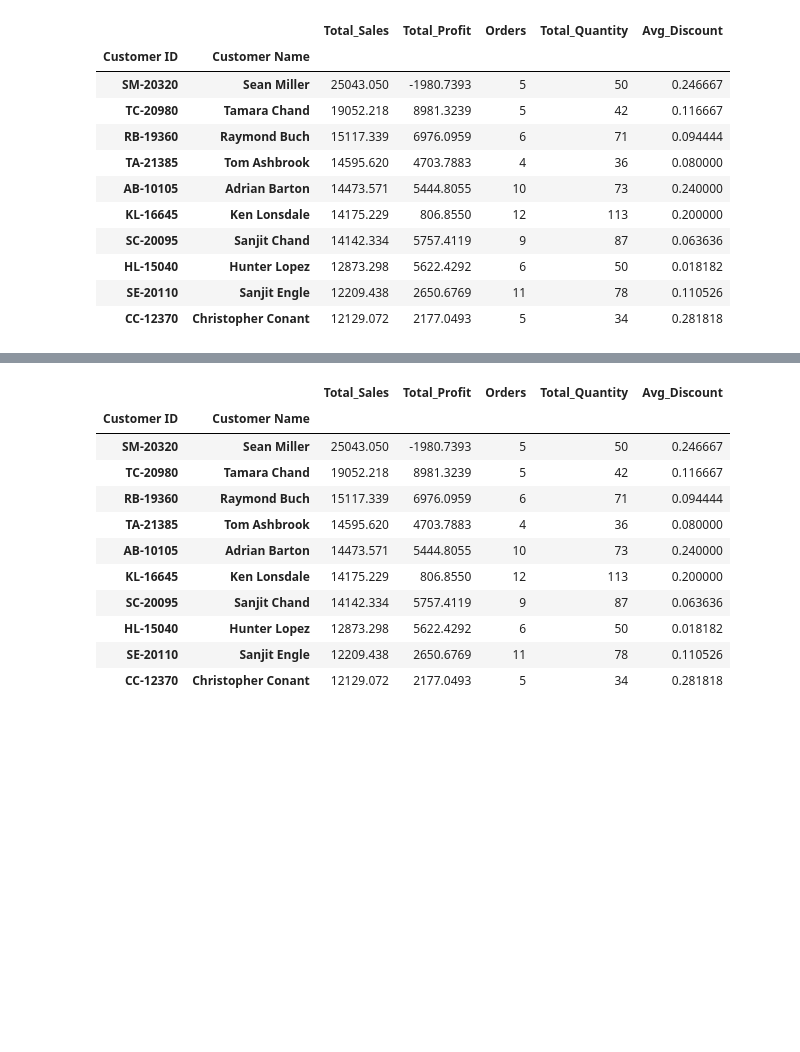
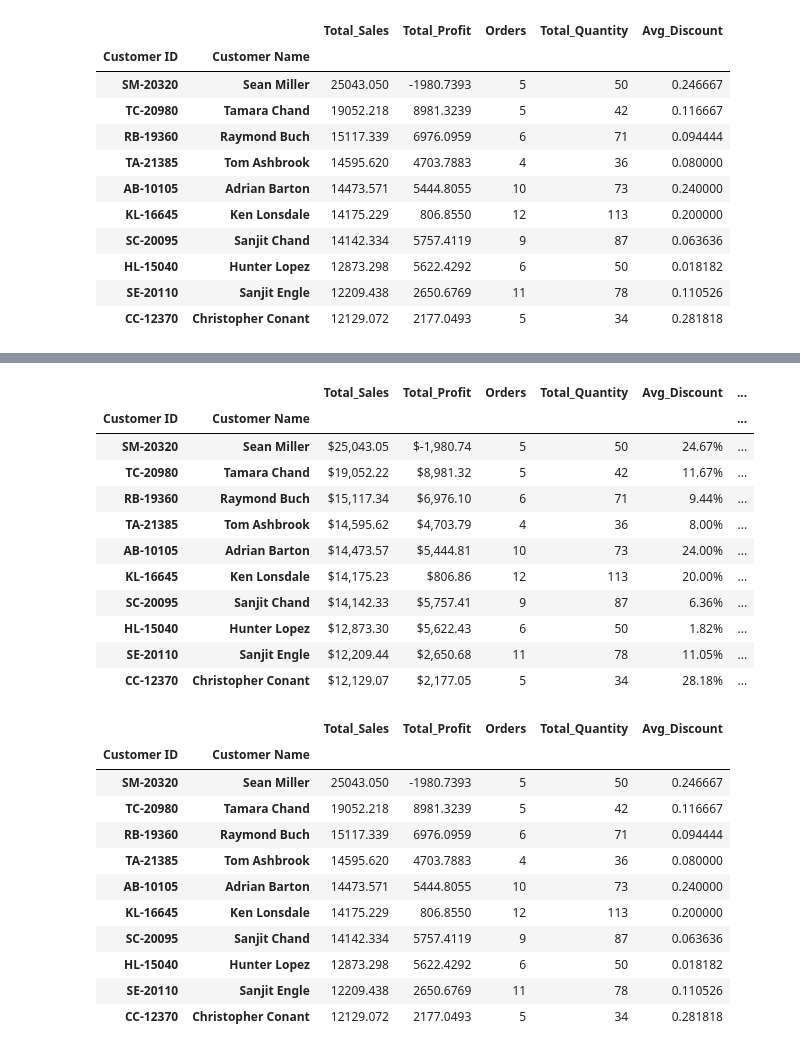
Before and after one commit to iamgyan/retail-sales-dashboard, a Jupyter notebook: notebooks/02_Exploratory_Data_Analysis.ipynb, the cells around one changed output, grey strips where cells are left out. Drawn from its saved outputs; the diff is of its cells as text; code cells hidden in the pictures; blank space fills up the shorter version.

Commit message:
discount analysis

```diff
--- a/notebooks/02_Exploratory_Data_Analysis.ipynb
+++ b/notebooks/02_Exploratory_Data_Analysis.ipynb
@@ -362,7 +362,7 @@ customer_summary.head(10)
 | SE-20110 | Sanjit Engle | 12209.438 | 2650.6769 | 11 | 78 | 0.110526 |
 | CC-12370 | Christopher Conant | 12129.072 | 2177.0493 | 5 | 34 | 0.281818 |
 # %%
-customer_summary.style.format({
+customer_summary.head(10).style.format({
 
     "Total_Sales":"${:,.2f}",
     "Total_Profit":"${:,.2f}",
@@ -374,3 +373,15 @@ customer_summary.style.format({
+|  |  | Total_Sales | Total_Profit | Orders | Total_Quantity | Avg_Discount | ... |
+| Customer ID | Customer Name |  |  |  |  |  | ... |
+| SM-20320 | Sean Miller | $25,043.05 | $-1,980.74 | 5 | 50 | 24.67% | ... |
+| TC-20980 | Tamara Chand | $19,052.22 | $8,981.32 | 5 | 42 | 11.67% | ... |
+| RB-19360 | Raymond Buch | $15,117.34 | $6,976.10 | 6 | 71 | 9.44% | ... |
+| TA-21385 | Tom Ashbrook | $14,595.62 | $4,703.79 | 4 | 36 | 8.00% | ... |
+| AB-10105 | Adrian Barton | $14,473.57 | $5,444.81 | 10 | 73 | 24.00% | ... |
+| KL-16645 | Ken Lonsdale | $14,175.23 | $806.86 | 12 | 113 | 20.00% | ... |
+| SC-20095 | Sanjit Chand | $14,142.33 | $5,757.41 | 9 | 87 | 6.36% | ... |
+| HL-15040 | Hunter Lopez | $12,873.30 | $5,622.43 | 6 | 50 | 1.82% | ... |
+| SE-20110 | Sanjit Engle | $12,209.44 | $2,650.68 | 11 | 78 | 11.05% | ... |
+| CC-12370 | Christopher Conant | $12,129.07 | $2,177.05 | 5 | 34 | 28.18% | ... |
 # %%
 top10 = customer_summary.head(10)
 
```
Also changed, not shown: parts of 1 cell of this notebook, 1 other file.
